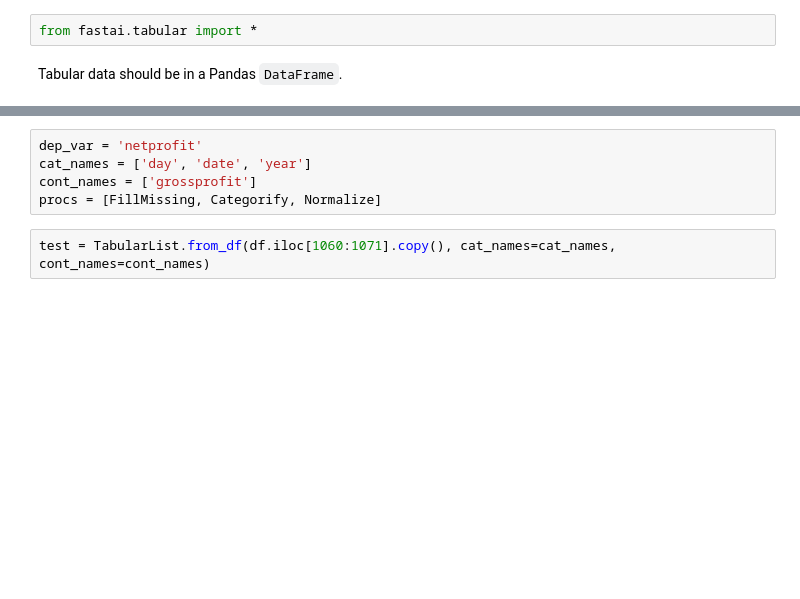
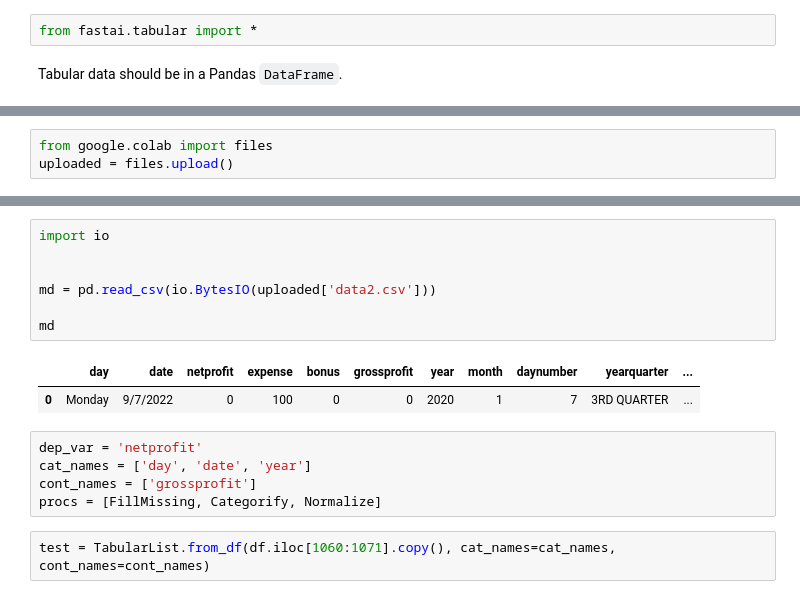
Before and after one commit to KenyanGeek/Data-Science-and-Machine-Learning, a Jupyter notebook: 7d_Earnings_Predictions_Fast_ai.ipynb, the cells around one changed output, grey strips where cells are left out. Saved outputs shown, nothing was run; the diff lists cells and outputs as text; blank space fills up the shorter version.

```diff
--- a/7d_Earnings_Predictions_Fast_ai.ipynb
+++ b/7d_Earnings_Predictions_Fast_ai.ipynb
@@ -40 +40,4 @@ df
 1071 rows × 15 columns
+# %%
+from google.colab import files
+uploaded = files.upload()
@@ -41,3 +47,13 @@ df
+# %%
+import io
+
+
+md = pd.read_csv(io.BytesIO(uploaded['data2.csv']))
+
+md
+# %% [output]
+|  | day | date | netprofit | expense | bonus | grossprofit | year | month | daynumber | yearquarter | ... |
+| 0 | Monday | 9/7/2022 | 0 | 100 | 0 | 0 | 2020 | 1 | 7 | 3RD QUARTER | ... |
 # %%
 dep_var = 'netprofit'
 cat_names = ['day', 'date', 'year']
```
Also changed, not shown: parts of 10 cells of this notebook.
